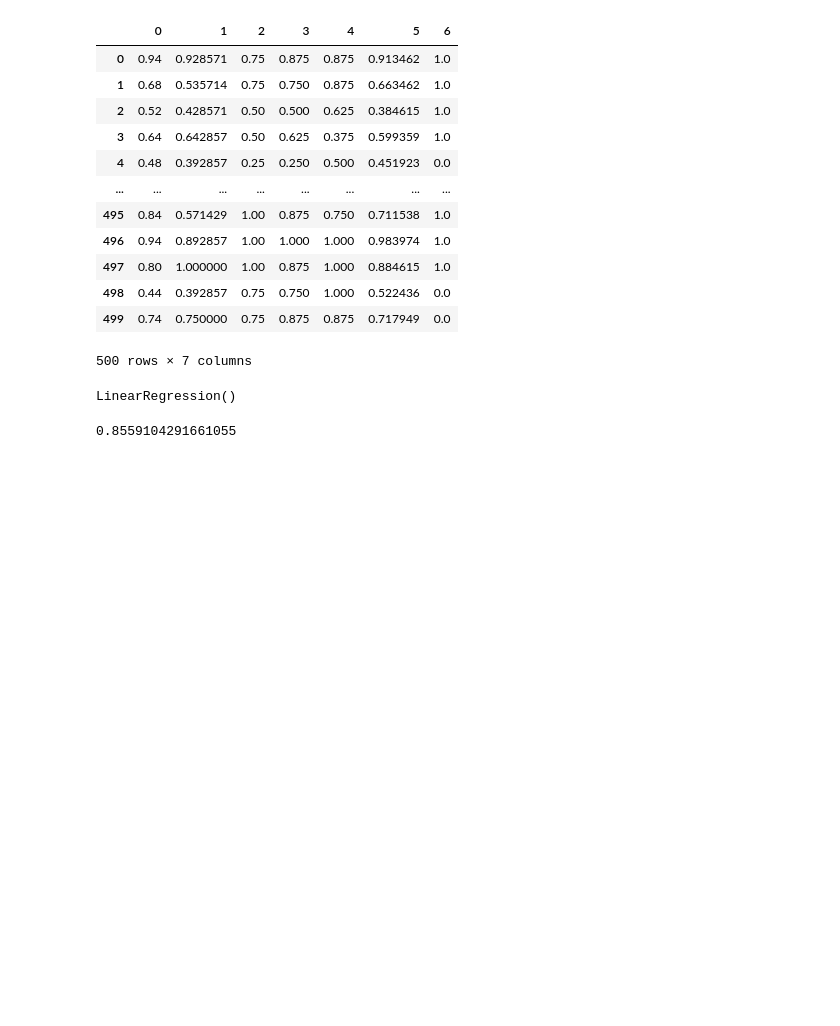
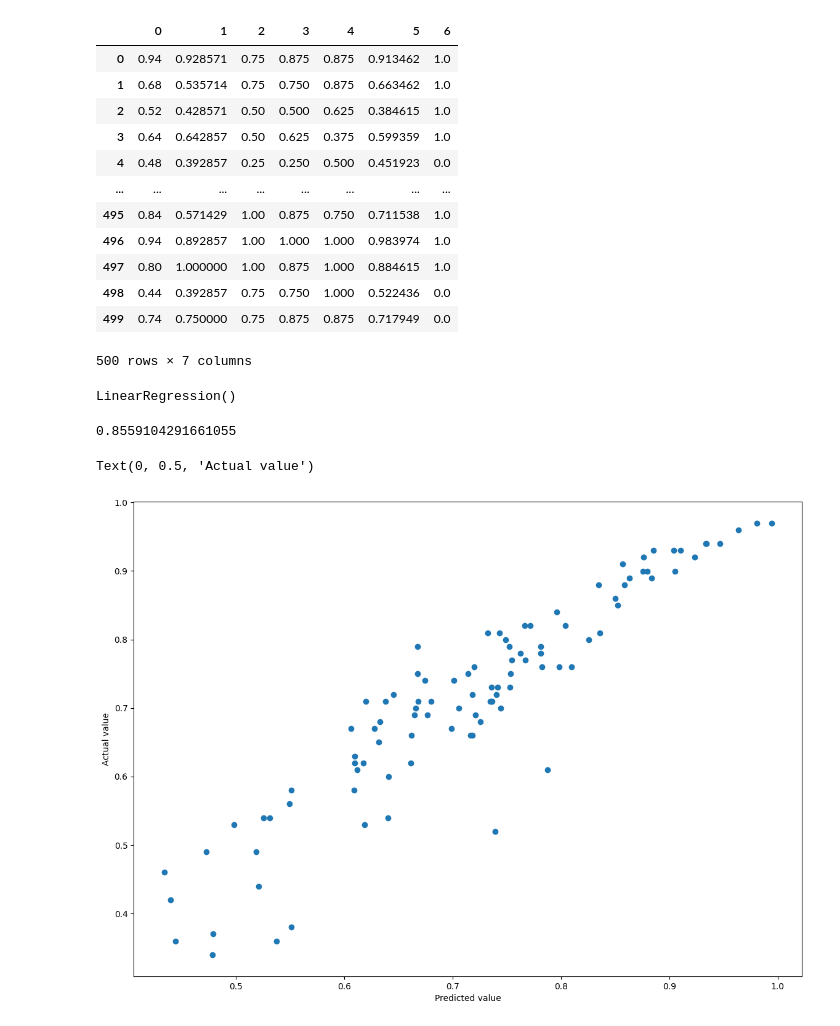
Before and after one commit to Rishiraj-singh7/Student-College-Admissions, a Jupyter notebook: main.ipynb, the cells around one changed output. Drawn from its saved outputs; the diff is of its cells as text; code cells hidden in the pictures; blank space fills up the shorter version.

Commit message:
Predict

```diff
--- a/main.ipynb
+++ b/main.ipynb
@@ -155,3 +155,13 @@ LinearRegression()
 model.score(X_test, y_test)
 # %% [output]
 0.8559104291661055
+# %%
+pred = model.predict(X_test)
+# %%
+plt.figure(figsize=(14, 10))
+plt.plot(pred, y_test, 'o')
+plt.xlabel('Predicted value')
+plt.ylabel('Actual value')
+# %% [output]
+Text(0, 0.5, 'Actual value')
+[figure, added]
```
